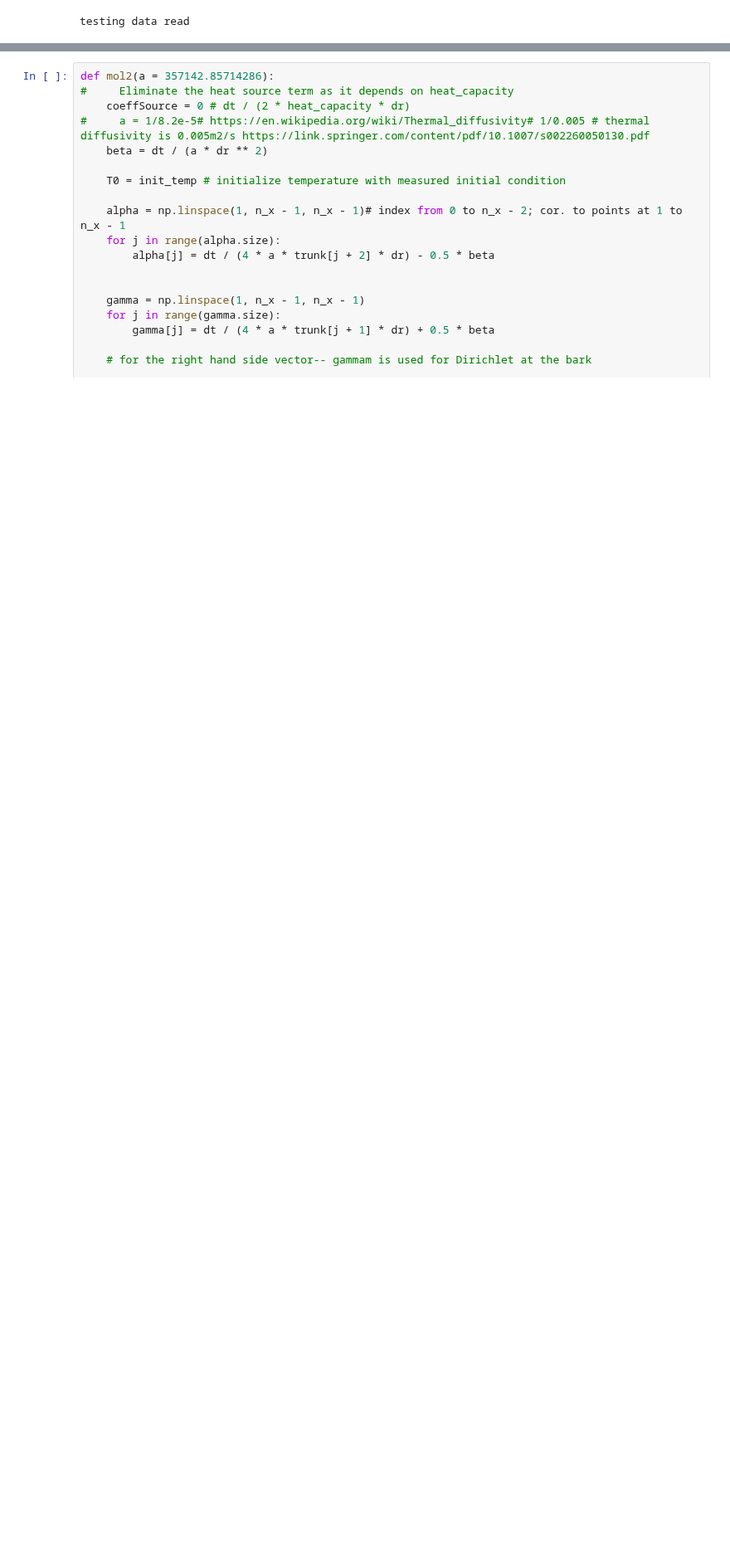
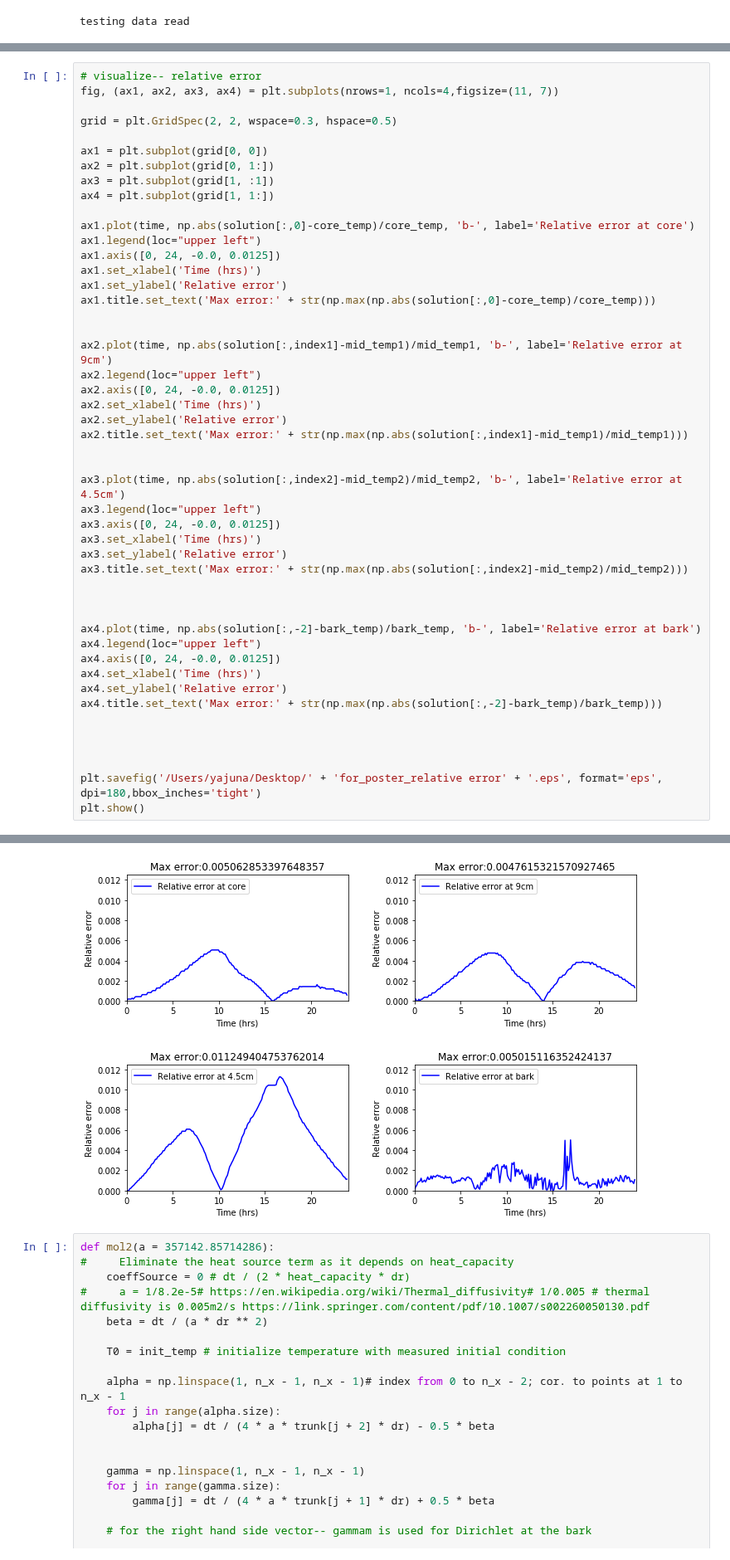
Before and after one commit to yajuna/treeRemote, a Jupyter notebook: notebook/cells_test.ipynb, the cells around one changed output, grey strips where cells are left out. Shown at 83% size. Cells and saved outputs as stored; diff of their text form; blank space fills up the shorter version.

```diff
--- a/notebook/cells_test.ipynb
+++ b/notebook/cells_test.ipynb
@@ -227,0 +452,49 @@ function mol defined- testing specific heat, heat conductivity, and density rho
+# %%
+# visualize-- relative error
+fig, (ax1, ax2, ax3, ax4) = plt.subplots(nrows=1, ncols=4,figsize=(11, 7))
+
+grid = plt.GridSpec(2, 2, wspace=0.3, hspace=0.5)
+
+ax1 = plt.subplot(grid[0, 0])
+ax2 = plt.subplot(grid[0, 1:])
+ax3 = plt.subplot(grid[1, :1])
+ax4 = plt.subplot(grid[1, 1:])
+
+ax1.plot(time, np.abs(solution[:,0]-core_temp)/core_temp, 'b-', label='Relative error at core')
+ax1.legend(loc="upper left")
+ax1.axis([0, 24, -0.0, 0.0125])
+ax1.set_xlabel('Time (hrs)')
+ax1.set_ylabel('Relative error')
+ax1.title.set_text('Max error:' + str(np.max(np.abs(solution[:,0]-core_temp)/core_temp)))
+
+
+ax2.plot(time, np.abs(solution[:,index1]-mid_temp1)/mid_temp1, 'b-', label='Relative error at 9cm')
+ax2.legend(loc="upper left")
+ax2.axis([0, 24, -0.0, 0.0125])
+ax2.set_xlabel('Time (hrs)')
+ax2.set_ylabel('Relative error')
+ax2.title.set_text('Max error:' + str(np.max(np.abs(solution[:,index1]-mid_temp1)/mid_temp1)))
+
+
+ax3.plot(time, np.abs(solution[:,index2]-mid_temp2)/mid_temp2, 'b-', label='Relative error at 4.5cm')
+ax3.legend(loc="upper left")
+ax3.axis([0, 24, -0.0, 0.0125])
+ax3.set_xlabel('Time (hrs)')
+ax3.set_ylabel('Relative error')
+ax3.title.set_text('Max error:' + str(np.max(np.abs(solution[:,index2]-mid_temp2)/mid_temp2)))
+
+
+
+ax4.plot(time, np.abs(solution[:,-2]-bark_temp)/bark_temp, 'b-', label='Relative error at bark')
+ax4.legend(loc="upper left")
+ax4.axis([0, 24, -0.0, 0.0125])
+ax4.set_xlabel('Time (hrs)')
+ax4.set_ylabel('Relative error')
+ax4.title.set_text('Max error:' + str(np.max(np.abs(solution[:,-2]-bark_temp)/bark_temp)))
+
+
+
+
+plt.savefig('/Users/yajuna/Desktop/' + 'for_poster_relative error' + '.eps', format='eps', dpi=180,bbox_inches='tight')
+plt.show()
+# %% [output]
@@ -228,3 +517,4 @@ function mol defined- testing specific heat, heat conductivity, and density rho
+[figure, added]
 # %%
 def mol2(a = 357142.85714286):
 #     Eliminate the heat source term as it depends on heat_capacity
```
Also changed, not shown: parts of 14 cells of this notebook.
